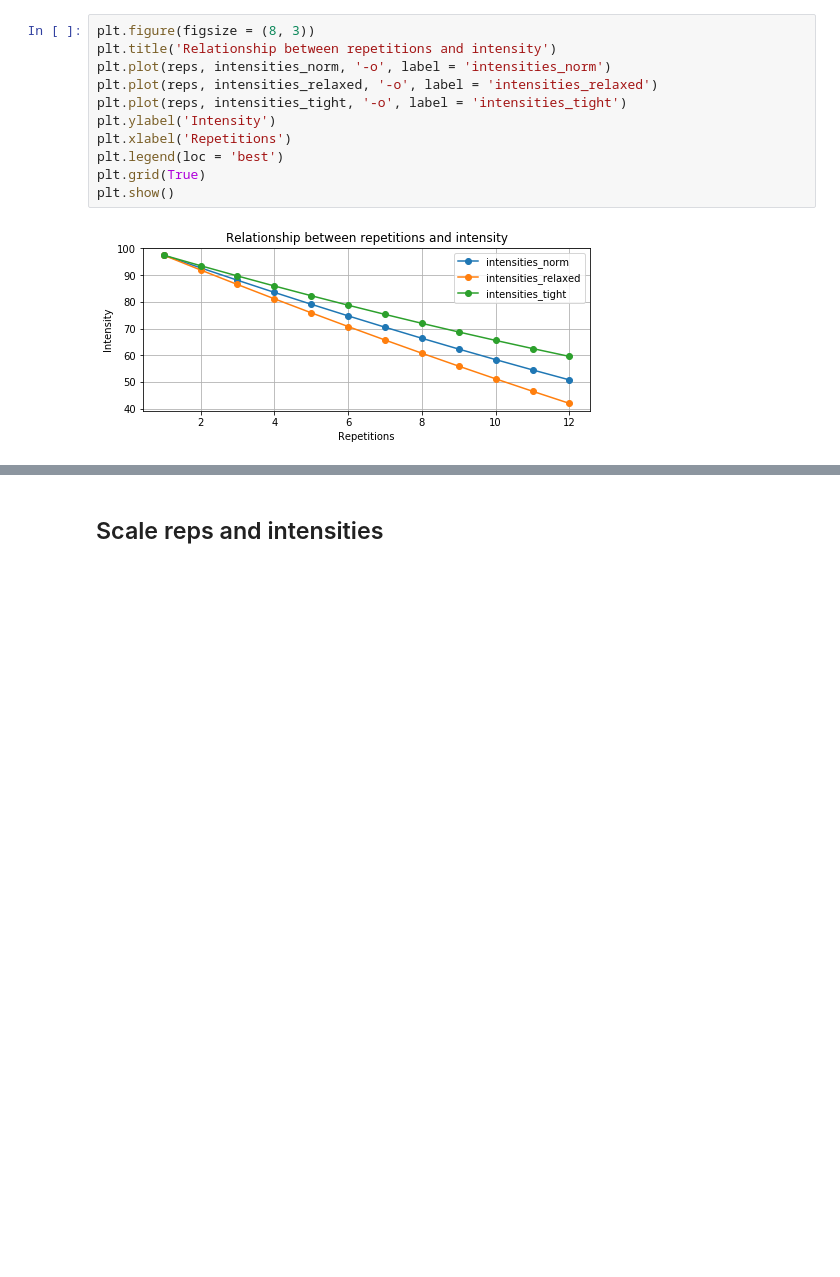
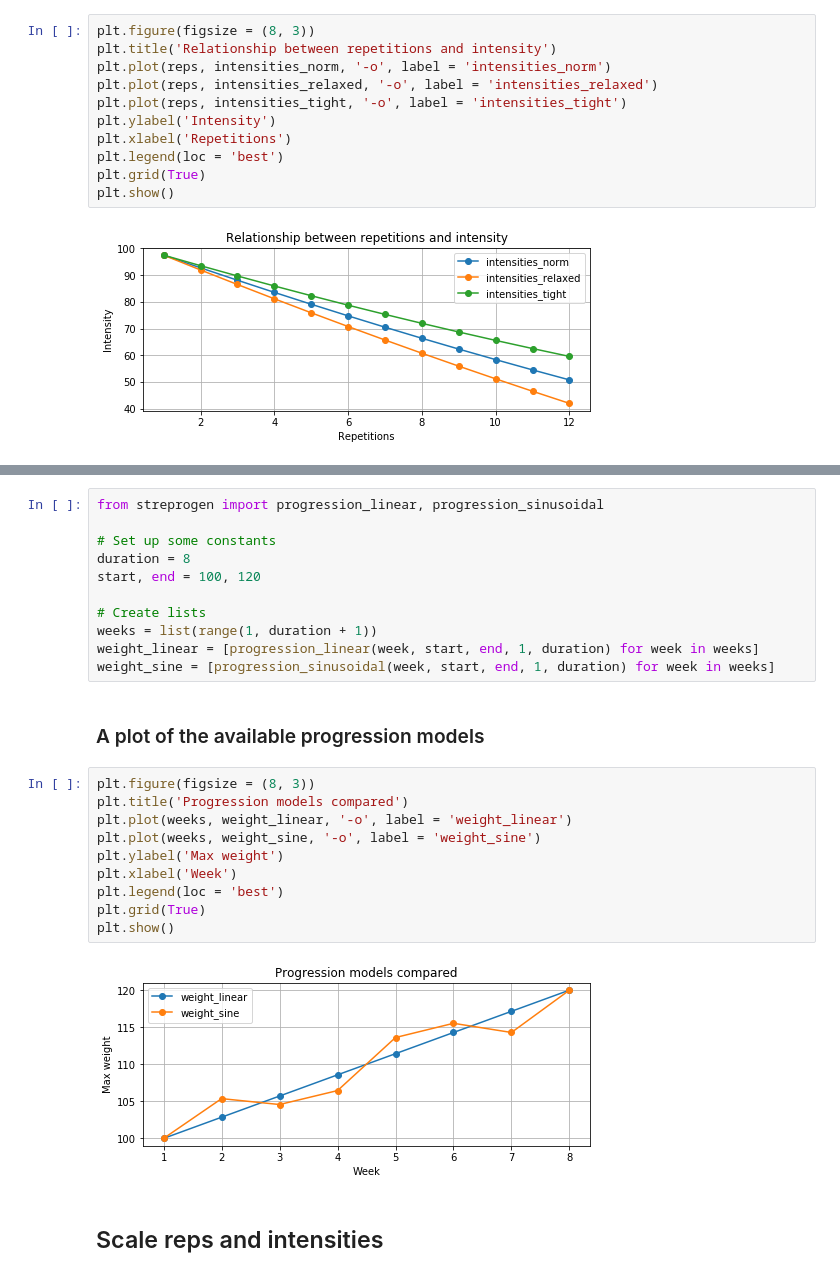
Before and after one commit to tommyod/streprogen, a Jupyter notebook: docs/jupyter_notebooks/advanced.ipynb, the cells around one changed output, grey strips where cells are left out. Drawn from its saved outputs; the diff is of its cells as text; blank space fills up the shorter version.

```diff
--- a/docs/jupyter_notebooks/advanced.ipynb
+++ b/docs/jupyter_notebooks/advanced.ipynb
@@ -109,2 +90,27 @@ from streprogen import Day, DynamicExercise, StaticExercise, Program
+# %%
+from streprogen import progression_linear, progression_sinusoidal
+
+# Set up some constants
+duration = 8
+start, end = 100, 120
+
+# Create lists
+weeks = list(range(1, duration + 1))
+weight_linear = [progression_linear(week, start, end, 1, duration) for week in weeks]
+weight_sine = [progression_sinusoidal(week, start, end, 1, duration) for week in weeks]
+# %% [markdown]
+### A plot of the available progression models
+# %%
+plt.figure(figsize = (8, 3))
+plt.title('Progression models compared')
+plt.plot(weeks, weight_linear, '-o', label = 'weight_linear')
+plt.plot(weeks, weight_sine, '-o', label = 'weight_sine')
+plt.ylabel('Max weight')
+plt.xlabel('Week')
+plt.legend(loc = 'best')
+plt.grid(True)
+plt.show()
+# %% [output]
+[figure, added]
 # %% [markdown]
 ## Scale reps and intensities
```
Also changed, not shown: parts of 22 cells of this notebook, 15 other files.
